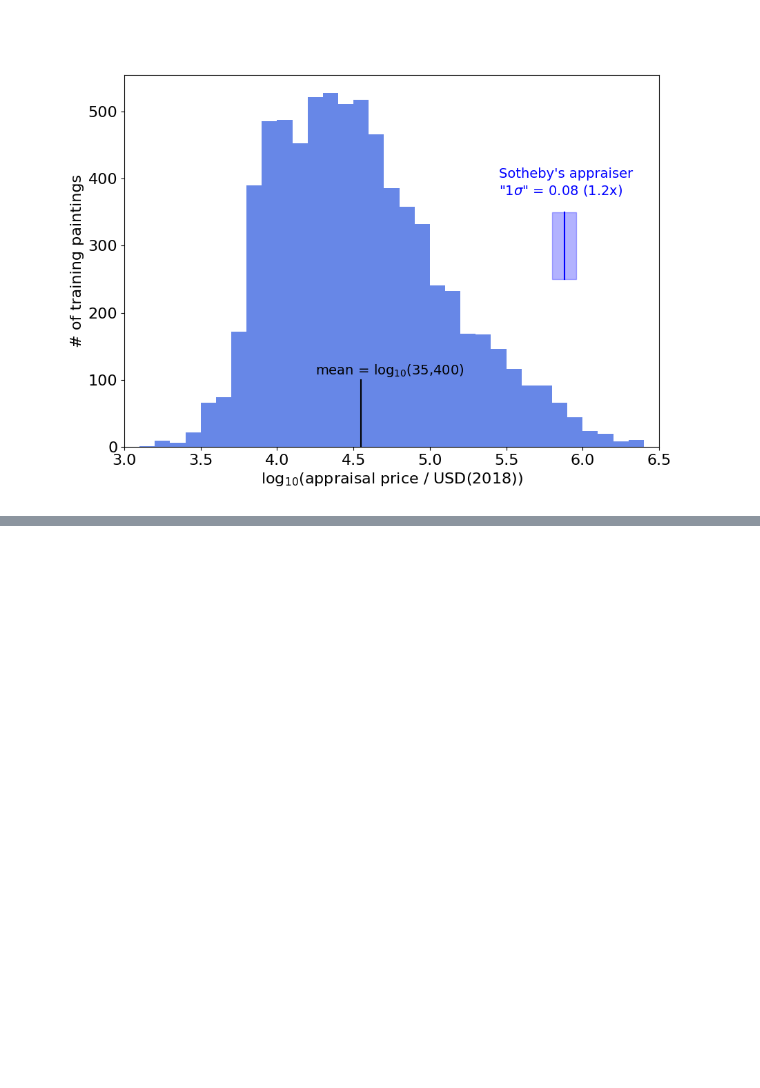
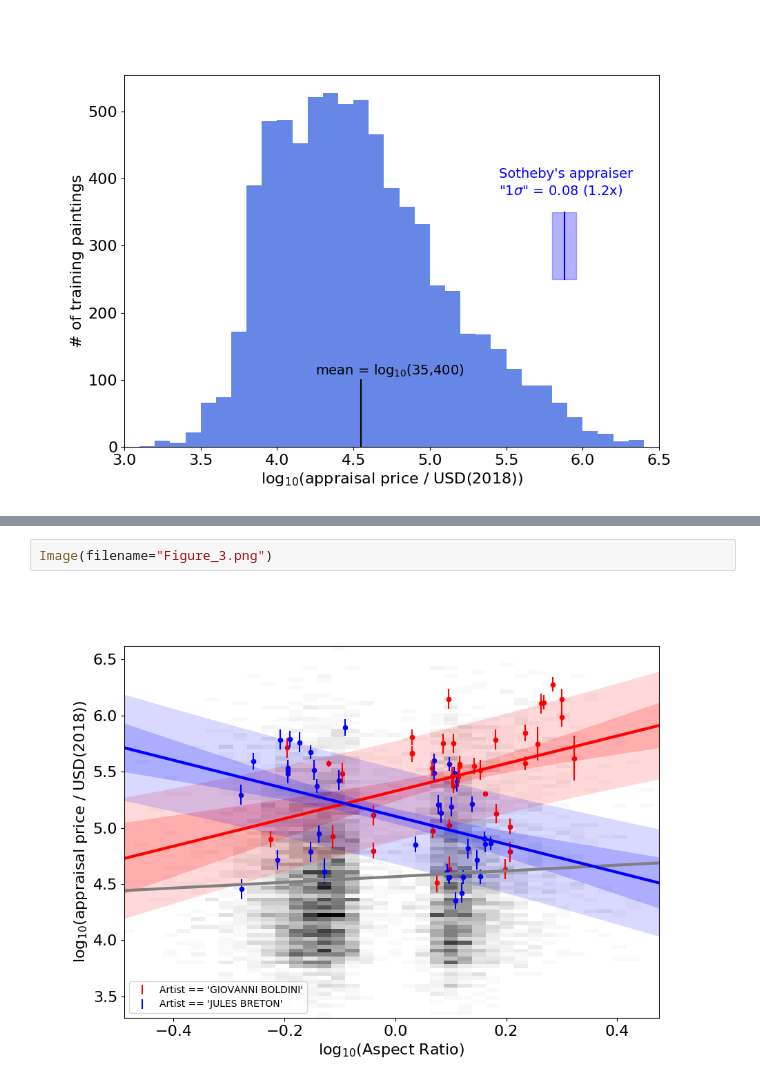
Before and after one commit to BrockTweedie/TheDataIncubatorApplication, a Jupyter notebook: TheDataIncubator_presentation.ipynb, the cells around one changed output, grey strips where cells are left out. Saved outputs shown, nothing was run; the diff lists cells and outputs as text; blank space fills up the shorter version.

```diff
--- a/TheDataIncubator_presentation.ipynb
+++ b/TheDataIncubator_presentation.ipynb
@@ -46,0 +39,4 @@ Image(filename="Figure_0.png")
+# %%
+Image(filename="Figure_3.png")
+# %% [output]
+[figure, added]
```
Also changed, not shown: parts of 9 cells of this notebook.
